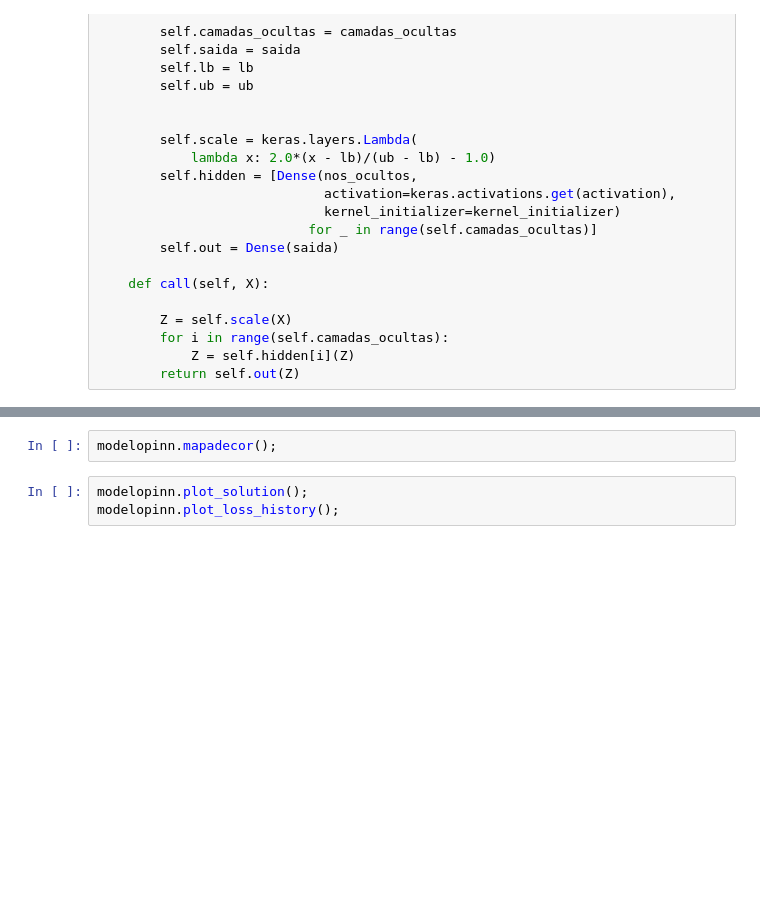
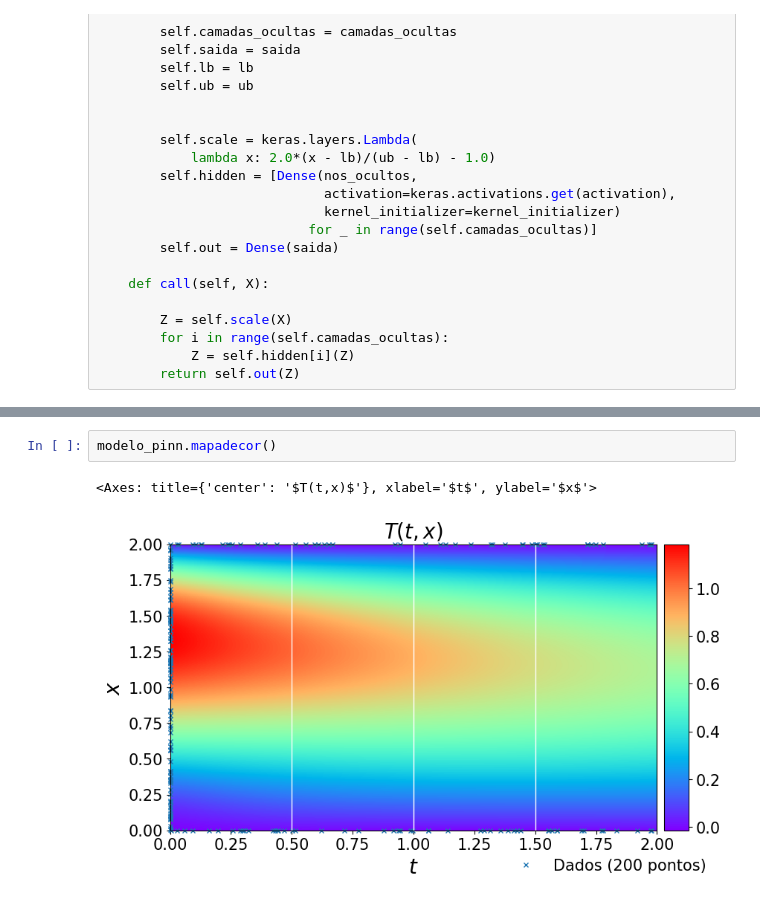
Before and after one commit to JoaoAlexandreFerreira/RNA, a Jupyter notebook: PINN_para_equação_do_calor_1D.ipynb, the cells around one changed output, grey strips where cells are left out. Cells and saved outputs as stored; diff of their text form; blank space fills up the shorter version.

```diff
--- a/PINN_para_equação_do_calor_1D.ipynb
+++ b/PINN_para_equação_do_calor_1D.ipynb
@@ -724,5 +729,5 @@ KeyboardInterrupt:
 # %%
-modelopinn.mapadecor();
+modelo_pinn.mapadecor()
+# %% [output]
+<Axes: title={'center': '$T(t,x)$'}, xlabel='$t$', ylabel='$x$'>
+[figure, added]
-# %%
-modelopinn.plot_solution();
-modelopinn.plot_loss_history();
```
Also changed, not shown: parts of 8 cells of this notebook.
